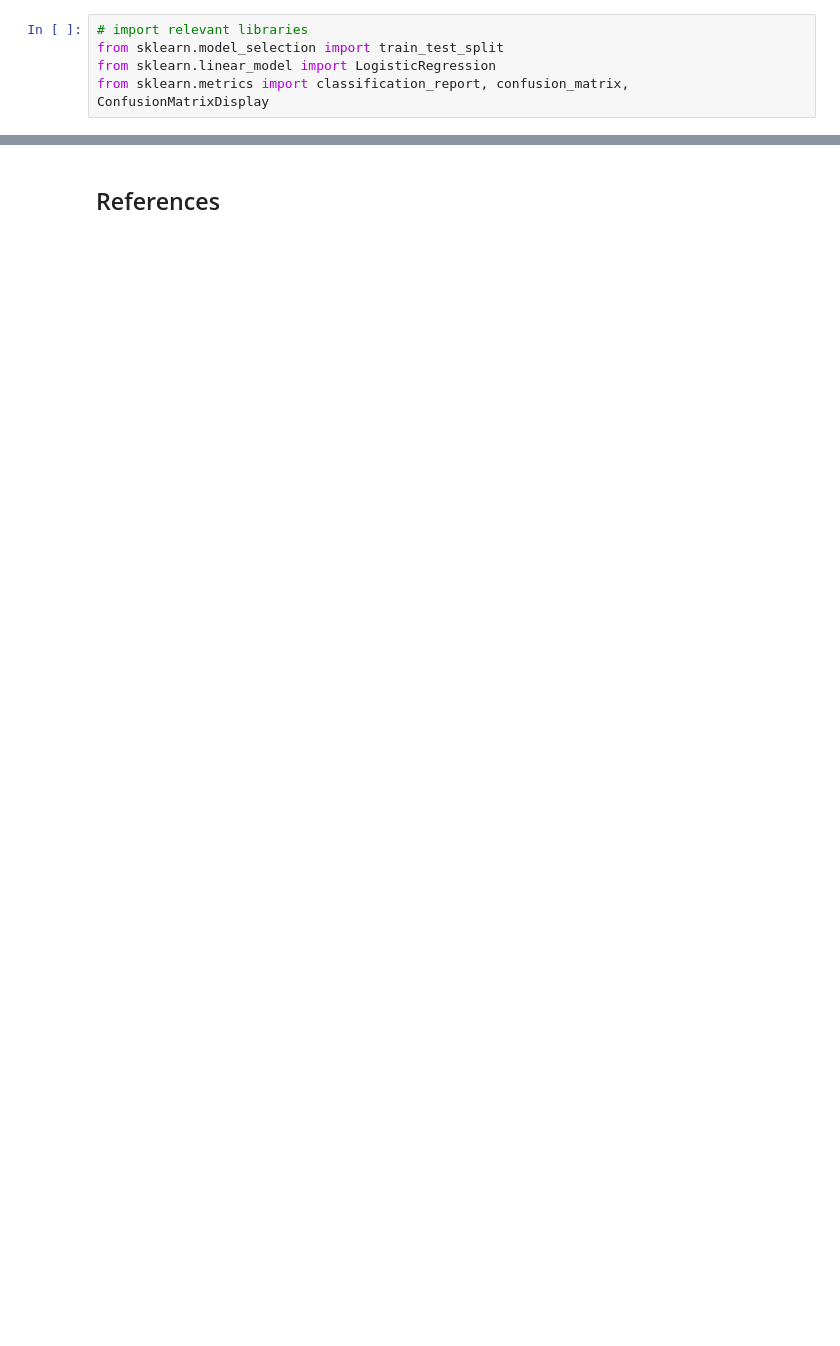
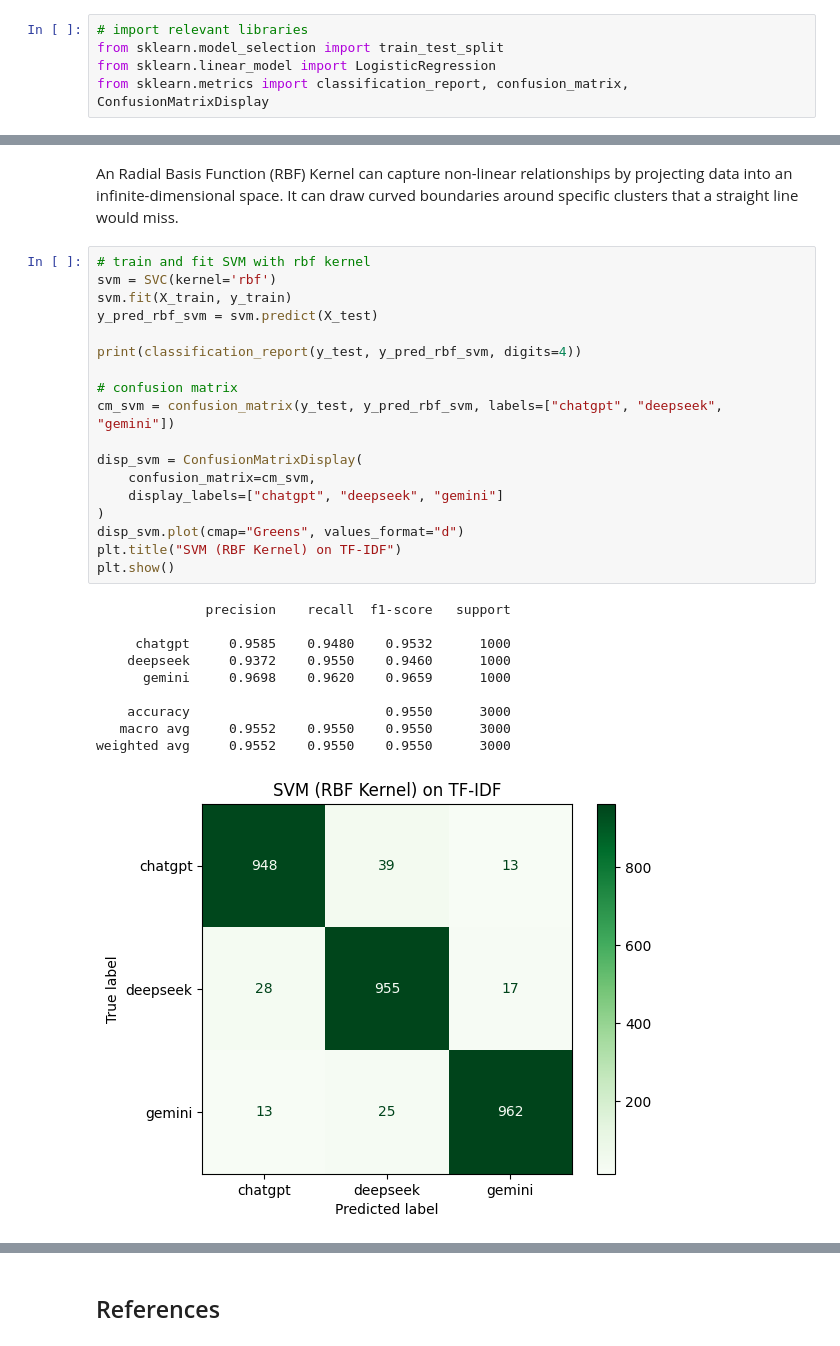
Before and after one commit to tonyyyy0304/STINTSYMCO, a Jupyter notebook: llm_corpus_analysis.ipynb, the cells around one changed output, grey strips where cells are left out. Cells and saved outputs as stored; diff of their text form; blank space fills up the shorter version.

```diff
--- a/llm_corpus_analysis.ipynb
+++ b/llm_corpus_analysis.ipynb
@@ -450,0 +496,31 @@ weighted avg     0.9518    0.9517    0.9517      3000
+# %% [markdown]
+An Radial Basis Function (RBF) Kernel can capture non-linear relationships by projecting data into an infinite-dimensional space. It can draw curved boundaries around specific clusters that a straight line would miss.
+# %%
+# train and fit SVM with rbf kernel
+svm = SVC(kernel='rbf')
+svm.fit(X_train, y_train)
+y_pred_rbf_svm = svm.predict(X_test)
+
+print(classification_report(y_test, y_pred_rbf_svm, digits=4))
+
+# confusion matrix
+cm_svm = confusion_matrix(y_test, y_pred_rbf_svm, labels=["chatgpt", "deepseek", "gemini"])
+
+disp_svm = ConfusionMatrixDisplay(
+    confusion_matrix=cm_svm,
+    display_labels=["chatgpt", "deepseek", "gemini"]
+)
+disp_svm.plot(cmap="Greens", values_format="d")
+plt.title("SVM (RBF Kernel) on TF-IDF")
+plt.show()
+# %% [output]
+              precision    recall  f1-score   support
+
+     chatgpt     0.9585    0.9480    0.9532      1000
+    deepseek     0.9372    0.9550    0.9460      1000
+      gemini     0.9698    0.9620    0.9659      1000
+
+    accuracy                         0.9550      3000
+   macro avg     0.9552    0.9550    0.9550      3000
+weighted avg     0.9552    0.9550    0.9550      3000
+[figure, added]
```
Also changed, not shown: parts of 12 cells of this notebook.
